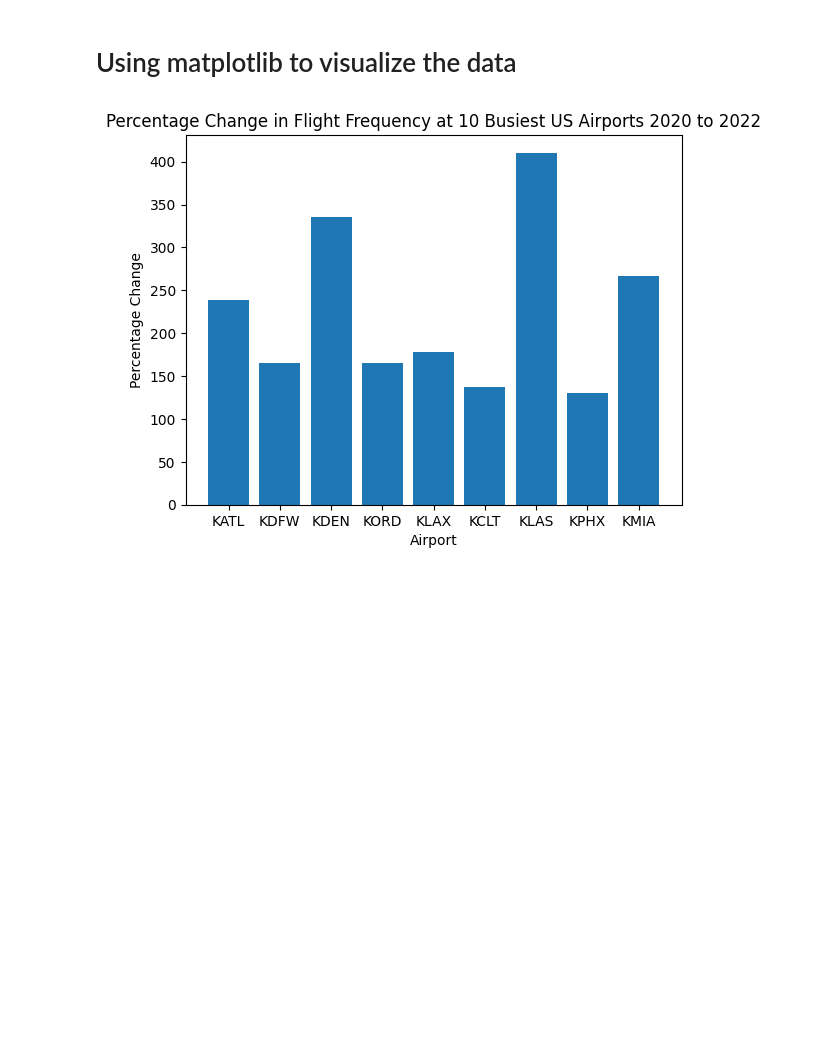
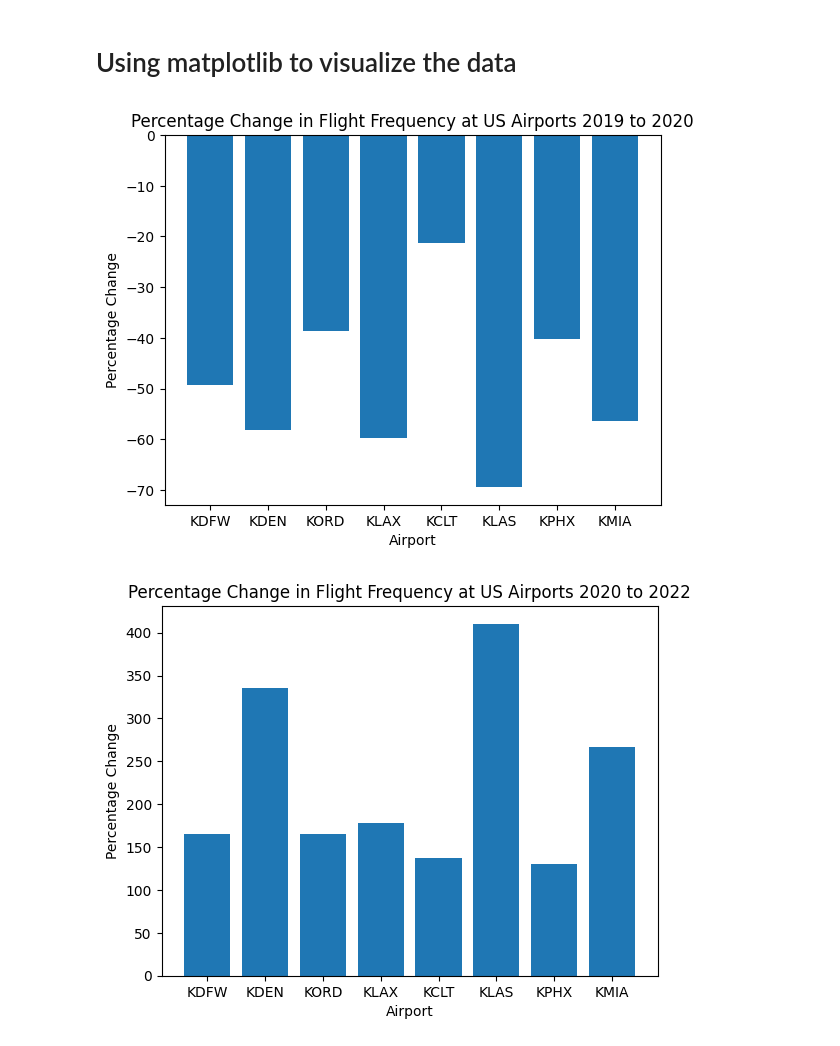
Before and after one commit to enodynowski/306-Final-Proj, a Jupyter notebook: finalproj.ipynb, the cells around one changed output. Drawn from its saved outputs; the diff is of its cells as text; code cells hidden in the pictures; blank space fills up the shorter version.

Commit message:
added comments, did the 2019 data as well.

```diff
--- a/finalproj.ipynb
+++ b/finalproj.ipynb
@@ -7,12 +7,15 @@ import numpy as np
 DATASET_PATH="/Users/eno/Datasets/"
 
 # load the data
+df_01_2019 = pd.read_csv(f'{DATASET_PATH}/flightlist_20190101_20190131.csv', low_memory=False)
 df_03_2020 = pd.read_csv(f'{DATASET_PATH}/flightlist_20200401_20200430.csv')
 df_10_2022 = pd.read_csv(f'{DATASET_PATH}/flightlist_20221001_20221031.csv')
 
 #drop the columns we dont want anymore, and remove the NaN values from the relevant ones
+df_19_cleaned = df_01_2019.drop(columns=["registration", "latitude_1", "longitude_1", "longitude_2", "latitude_2", "altitude_1", "altitude_2", "firstseen", "lastseen"])
 df_20_cleaned = df_03_2020.drop(columns=["registration", "latitude_1", "longitude_1", "longitude_2", "latitude_2", "altitude_1", "altitude_2", "firstseen", "lastseen"])
 df_22_cleaned = df_10_2022.drop(columns=["registration", "latitude_1", "longitude_1", "longitude_2", "latitude_2", "altitude_1", "altitude_2", "firstseen", "lastseen"])
+df_19_cleaned = df_19_cleaned.dropna(subset=["origin", "destination", "day"])
 df_20_cleaned = df_20_cleaned.dropna(subset=["origin", "destination", "day"])
 df_22_cleaned = df_22_cleaned.dropna(subset=["origin", "destination", "day"])
 # %% [markdown]
@@ -20,27 +23,42 @@ df_22_cleaned = df_22_cleaned.dropna(subset=["origin", "destination", "day"])
 # %%
 
 #filter the resulting dataframes for only air traffic to, from, or within the United States
+df_19_cleaned = df_19_cleaned[(df_19_cleaned["origin"].str.startswith("K")) | (df_19_cleaned["destination"].str.startswith("K"))]
 df_20_cleaned = df_20_cleaned[(df_20_cleaned["origin"].str.startswith("K")) | (df_20_cleaned["destination"].str.startswith("K"))]
 df_22_cleaned = df_22_cleaned[(df_22_cleaned["origin"].str.startswith("K")) | (df_22_cleaned["destination"].str.startswith("K"))]
 # %% [markdown]
 # Filter just for the 10 busiest airports in the country
 # %%
-airport_codes = ["KATL", "KDFW", "KDEN", "KORD", "KLAX", "KCLT", "KLAS", "KPHX", "KMIA"]
+airport_codes = ["KDFW", "KDEN", "KORD", "KLAX", "KCLT", "KLAS", "KPHX", "KMIA"]
 
-# create an empty dictionary to store the counts, as well as a dictionary to store the percentages
+# create an empty dictionary to store the counts for each of the 3 years, as well as 2 dictionaries to store the percentages
 airport_counts_20 = {}
 airport_counts_22 = {}
-change_dict = {}
+airport_counts_19 = {}
+change_dict_19_20 = {}
+change_dict_20_22 = {}
 
+# iterate over the airports and count the occurrences of each
 for airport in airport_codes:
+    count_2019 = ((df_19_cleaned["origin"] == airport) | (df_19_cleaned["destination"] == airport)).sum()
     count_2020 = ((df_20_cleaned["origin"] == airport) | (df_20_cleaned["destination"] == airport)).sum()
     count_2022 = ((df_22_cleaned["origin"] == airport) | (df_22_cleaned["destination"] == airport)).sum()
+    #add the count recorded to the dictionary to store the counts
+    airport_counts_19[airport] = count_2019
     airport_counts_20[airport] = count_2020
     airport_counts_22[airport] = count_2022
 
+#iterate over the airports and calculate the difference between the counts for the years
 for airport in airport_codes:
-    change = airport_counts_22[airport] - airport_counts_20[airport]
-    pct_change = (change / airport_counts_20[airport]) * 100
-    change_dict[airport] = float("{:.2f}".format(pct_change))
-    print(f'In March 2020 {airport} recorded {airport_counts_20[airport]} flights. In October 2022 it recorded {airport_counts_22[airport]}. This indicates a {pct_change:.2f}% change between 2020 and 2022')
+    change_20_22 = airport_counts_22[airport] - airport_counts_20[airport]
+    change_19_20 = airport_counts_20[airport] - airport_counts_19[airport]
+    #calculate the percentage change between 2019 and 2020 (pre-covid vs during covid), as well as for 2020 to 2022 (during covid vs post-covid)
+    pct_change_19_20 = (change_19_20 / airport_counts_19[airport]) * 100
+    pct_change_20_22 = (change_20_22 / airport_counts_20[airport]) * 100
+    #add the calculated percentage to the dictionary, and convert it to a float for matplotlib
+    change_dict_19_20[airport] = float("{:.2f}".format(pct_change_19_20))
+    change_dict_20_22[airport] = float("{:.2f}".format(pct_change_20_22))
+
+    print(f'In March 2020 {airport} recorded {airport_counts_20[airport]} flights. In October 2022 it recorded {airport_counts_22[airport]}. This indicates a {pct_change_20_22:.2f}% change between 2020 and 2022')
+    print(f'In January 2019 {airport} recorded {airport_counts_19[airport]} flights. In March 2020 it recorded {airport_counts_20[airport]}. This indicates a {pct_change_19_20:.2f}% change between 2019 and 2020')
 # %% [output]
@@ -57,10 +82,19 @@ In March 2020 KMIA recorded 6145 flights. In October 2022 it recorded 22525. Thi
 # Using matplotlib to visualize the data
 # %%
 import matplotlib.pyplot as plt
-plt.bar(change_dict.keys(), change_dict.values())
+#create bar graph for percent change 2019 to 2020
+plt.bar(change_dict_19_20.keys(), change_dict_19_20.values())
 plt.xlabel('Airport')
 plt.ylabel('Percentage Change')
-plt.title('Percentage Change in Flight Frequency at 10 Busiest US Airports 2020 to 2022')
+plt.title('Percentage Change in Flight Frequency at US Airports 2019 to 2020')
 plt.show()
+
+#create a bar graph for percent change 2020 to 2022
+plt.bar(change_dict_20_22.keys(), change_dict_20_22.values())
+plt.xlabel('Airport')
+plt.ylabel('Percentage Change')
+plt.title('Percentage Change in Flight Frequency at US Airports 2020 to 2022')
+plt.show()
 # %% [output]
-[figure, old version]
+[figure, new version]
+[figure, added]
```
Also changed, not shown: parts of 2 cells of this notebook.
